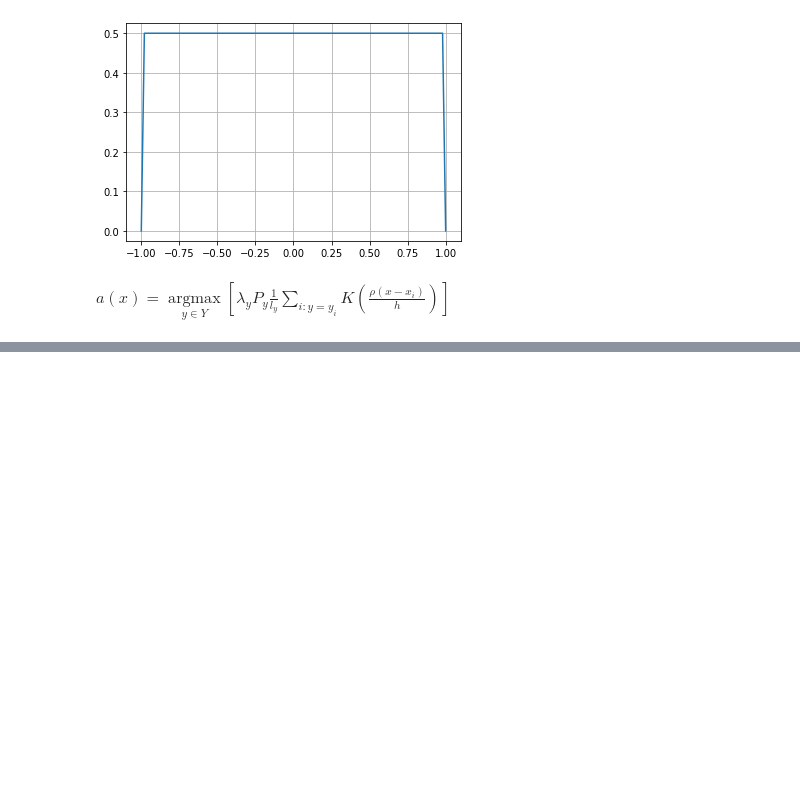
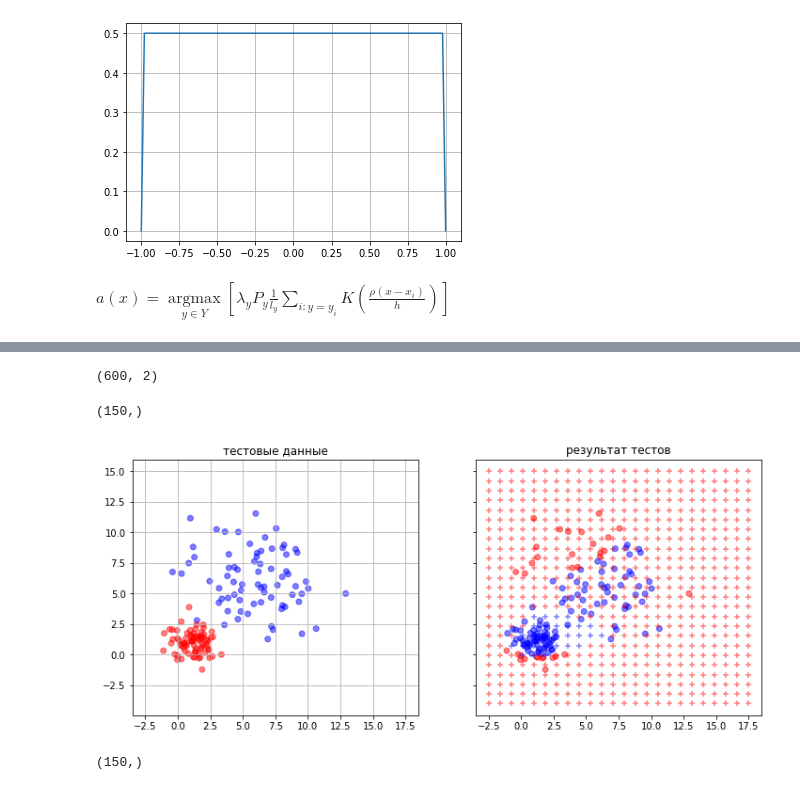
Before and after one commit to e-uskova/py-works, a Jupyter notebook: IAD/LR4.ipynb, the cells around one changed output, grey strips where cells are left out. Saved outputs shown, nothing was run; the diff lists cells and outputs as text; code cells hidden in the pictures; blank space fills up the shorter version.

```diff
--- a/IAD/LR4.ipynb
+++ b/IAD/LR4.ipynb
@@ -204,2 +185,0 @@ array([[-2. ],
-# %%
-X_grid = np.hstack([x1, x2])
@@ -211,0 +401,21 @@ y_grid = bayes(X_grid, X_train, y_train, lmbd, h)
+# %%
+def pbayes(X,Xl,yl,lmbd,h): # байесовский классификатор
+    # для кажной точки набора X
+    # хаходим номер класса с наибольшим скором
+    # Xl,yl - учебный набор
+    # lmbd - цена ошибки классов
+    # h - ширина окна
+
+    # количество объектов в классах
+    ly = np.asarray([ (yl==c).sum() for c in sorted(set(yl)) ])
+    Py = ly/ly.sum() # априорные вероятности классов
+
+    return np.argmax(
+        np.asarray([
+            pbayes_score(X,Xl,yl,lmbd[n],h,n,Py[n],ly[n])
+            for n in sorted(set(yl))
+        ]),
+        axis=0 )
+# %%
+pp = pbayes(X_test,X_train,y_train,lmbd,h)
+pp.shape
@@ -211,0 +434,2 @@ y_grid = bayes(X_grid, X_train, y_train, lmbd, h)
+# %%
+y_grid = pbayes(X_grid, X_train, y_train, lmbd, h)
@@ -211,0 +446,20 @@ y_grid = bayes(X_grid, X_train, y_train, lmbd, h)
+# %%
+X_grid.shape
+# %% [output]
+(600, 2)
+# %%
+y_grid.shape
+# %% [output]
+(150,)
+# %%
+fig, (ax0,ax1) = plt.subplots(1,2, sharey=True, sharex=True, figsize=(12,5),)
+plot_data(ax0,X_test,y_test,'тестовые данные')
+plot_data(ax1,X_test,pp,'результат тестов')
+plot_data(ax1,X_grid,y_grid,'результат тестов', marker='+')
+plt.show()
+# %% [output]
+[figure, added]
+# %%
+pp.shape
+# %% [output]
+(150,)
```
Also changed, not shown: parts of 52 cells of this notebook.
